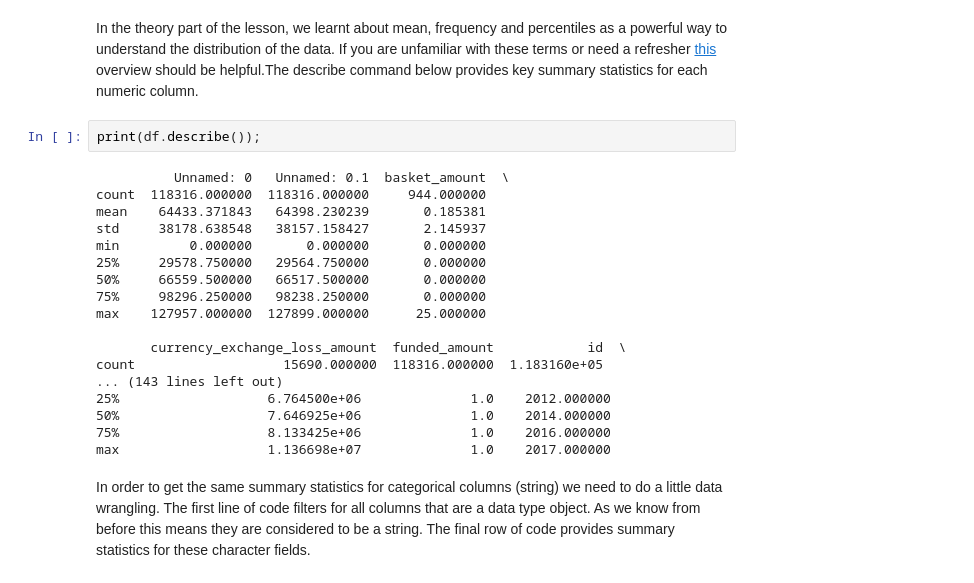
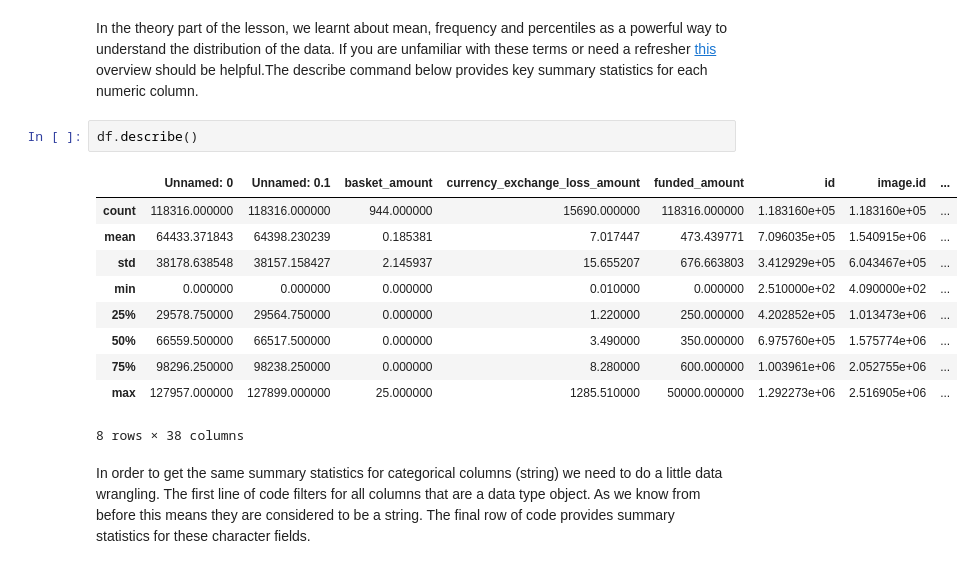
Before and after one commit to kipkurui/machine-learning, a Jupyter notebook: intro_to_machine_learning/module_1_exploratory_analysis/nbs/notebook_1_exploratory_analysis_with_solutions.ipynb, the cells around one changed output. Cells and saved outputs as stored; diff of their text form.

```diff
--- a/intro_to_machine_learning/module_1_exploratory_analysis/nbs/notebook_1_exploratory_analysis_with_solutions.ipynb
+++ b/intro_to_machine_learning/module_1_exploratory_analysis/nbs/notebook_1_exploratory_analysis_with_solutions.ipynb
@@ -349,26 +335,19 @@ This tells us there are 118,316 observations and 84 features. We learnt in the t
 ### Descriptive statistics of the dataset
 # %% [markdown]
 In the theory part of the lesson, we learnt about mean, frequency and percentiles as a powerful way to understand the distribution of the data. If you are unfamiliar with these terms or need a refresher [this](https://www.mathsisfun.com/data/frequency-grouped-mean-median-mode.html) overview should be helpful.The describe command below provides key summary statistics for each numeric column.
-# %%
-print(df.describe());
-# %% [output]
-          Unnamed: 0   Unnamed: 0.1  basket_amount  \
-count  118316.000000  118316.000000     944.000000
-mean    64433.371843   64398.230239       0.185381
-std     38178.638548   38157.158427       2.145937
-min         0.000000       0.000000       0.000000
-25%     29578.750000   29564.750000       0.000000
-50%     66559.500000   66517.500000       0.000000
-75%     98296.250000   98238.250000       0.000000
-max    127957.000000  127899.000000      25.000000
-
-       currency_exchange_loss_amount  funded_amount            id  \
-count                   15690.000000  118316.000000  1.183160e+05
-... (143 lines left out)
-25%                   6.764500e+06              1.0    2012.000000
-50%                   7.646925e+06              1.0    2014.000000
-75%                   8.133425e+06              1.0    2016.000000
-max                   1.136698e+07              1.0    2017.000000
+# %%
+df.describe()
+# %% [output]
+|  | Unnamed: 0 | Unnamed: 0.1 | basket_amount | currency_exchange_loss_amount | funded_amount | id | image.id | ... |
+| count | 118316.000000 | 118316.000000 | 944.000000 | 15690.000000 | 118316.000000 | 1.183160e+05 | 1.183160e+05 | ... |
+| mean | 64433.371843 | 64398.230239 | 0.185381 | 7.017447 | 473.439771 | 7.096035e+05 | 1.540915e+06 | ... |
+| std | 38178.638548 | 38157.158427 | 2.145937 | 15.655207 | 676.663803 | 3.412929e+05 | 6.043467e+05 | ... |
+| min | 0.000000 | 0.000000 | 0.000000 | 0.010000 | 0.000000 | 2.510000e+02 | 4.090000e+02 | ... |
+| 25% | 29578.750000 | 29564.750000 | 0.000000 | 1.220000 | 250.000000 | 4.202852e+05 | 1.013473e+06 | ... |
+| 50% | 66559.500000 | 66517.500000 | 0.000000 | 3.490000 | 350.000000 | 6.975760e+05 | 1.575774e+06 | ... |
+| 75% | 98296.250000 | 98238.250000 | 0.000000 | 8.280000 | 600.000000 | 1.003961e+06 | 2.052755e+06 | ... |
+| max | 127957.000000 | 127899.000000 | 25.000000 | 1285.510000 | 50000.000000 | 1.292273e+06 | 2.516905e+06 | ... |
+8 rows × 38 columns
 # %% [markdown]
 In order to get the same summary statistics for categorical columns (string) we need to do a little data wrangling. The first line of code filters for all columns that are a data type object. As we know from before this means they are considered to be a string. The final row of code provides summary statistics for these character fields.
 # %%
```
Also changed, not shown: parts of 17 cells of this notebook, 17 other files.
